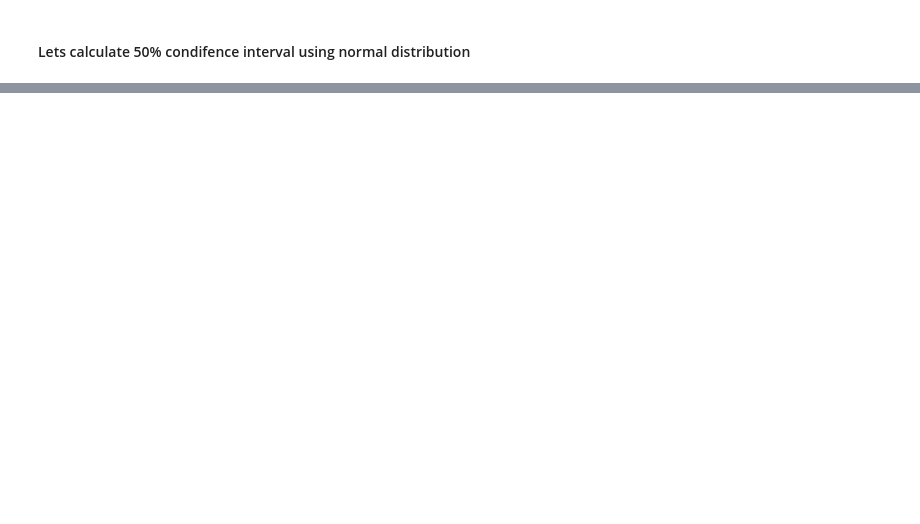
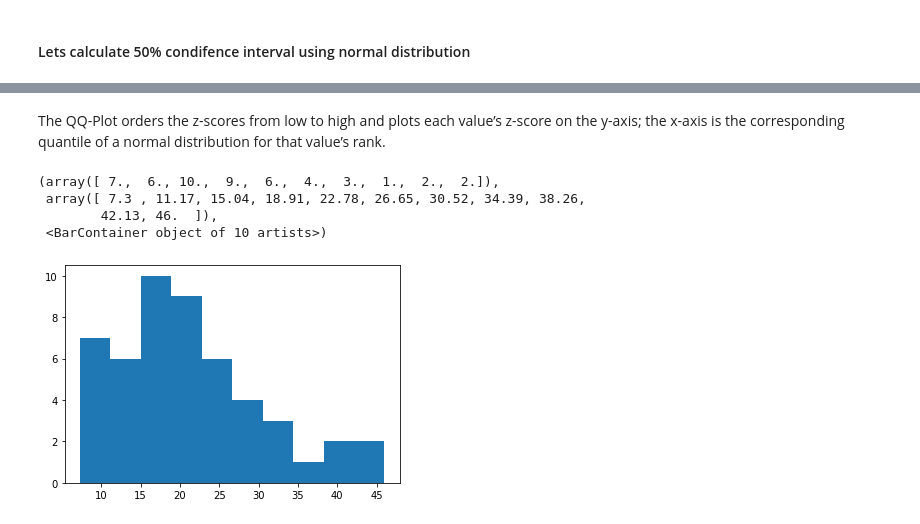
Before and after one commit to Nix-code/statistics-for-data-science, a Jupyter notebook: Confidence Intervals.ipynb, the cells around one changed output, grey strips where cells are left out. Cells and saved outputs as stored; diff of their text form; code cells hidden in the pictures; blank space fills up the shorter version.

```diff
--- a/Confidence Intervals.ipynb
+++ b/Confidence Intervals.ipynb
@@ -60,0 +137,15 @@ pop_arr.mean()
+# %% [markdown]
+The QQ-Plot orders the z-scores from low
+to high and plots each value’s z-score on the y-axis; the x-axis is the corresponding
+quantile of a normal distribution for that value’s rank.
+# %%
+import pandas as pd
+x = pd.read_csv('crime.csv')
+# %%
+plt.hist(x['Rape'])
+# %% [output]
+(array([ 7.,  6., 10.,  9.,  6.,  4.,  3.,  1.,  2.,  2.]),
+ array([ 7.3 , 11.17, 15.04, 18.91, 22.78, 26.65, 30.52, 34.39, 38.26,
+        42.13, 46.  ]),
+ <BarContainer object of 10 artists>)
+[figure, added]
```
Also changed, not shown: parts of 19 cells of this notebook.
